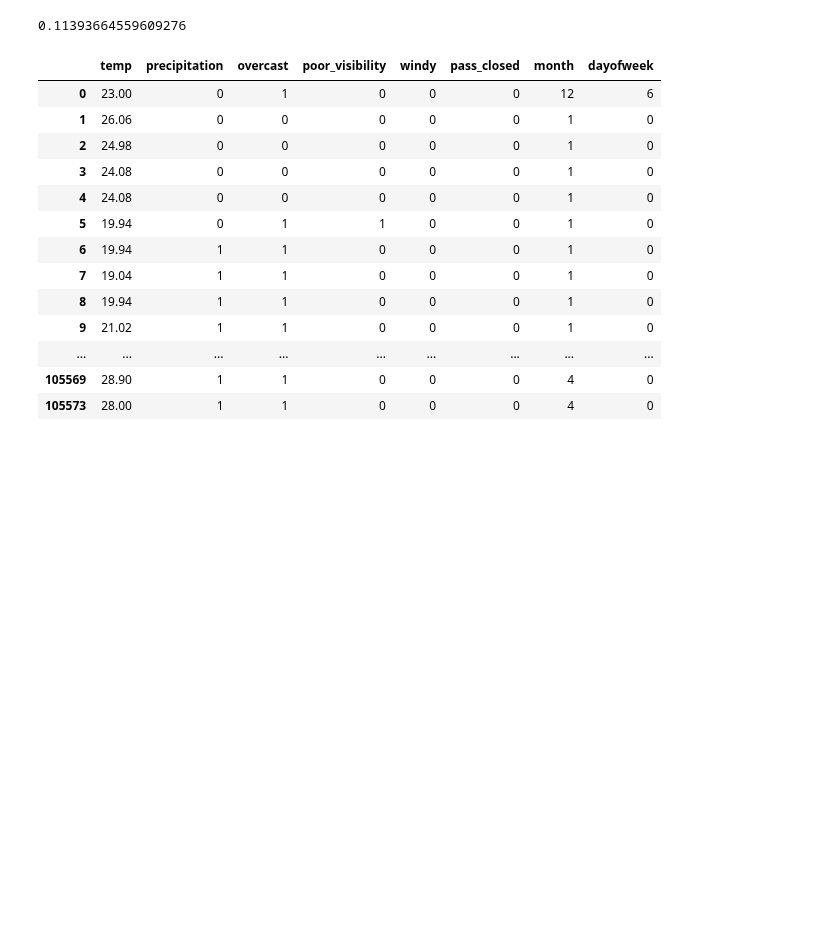
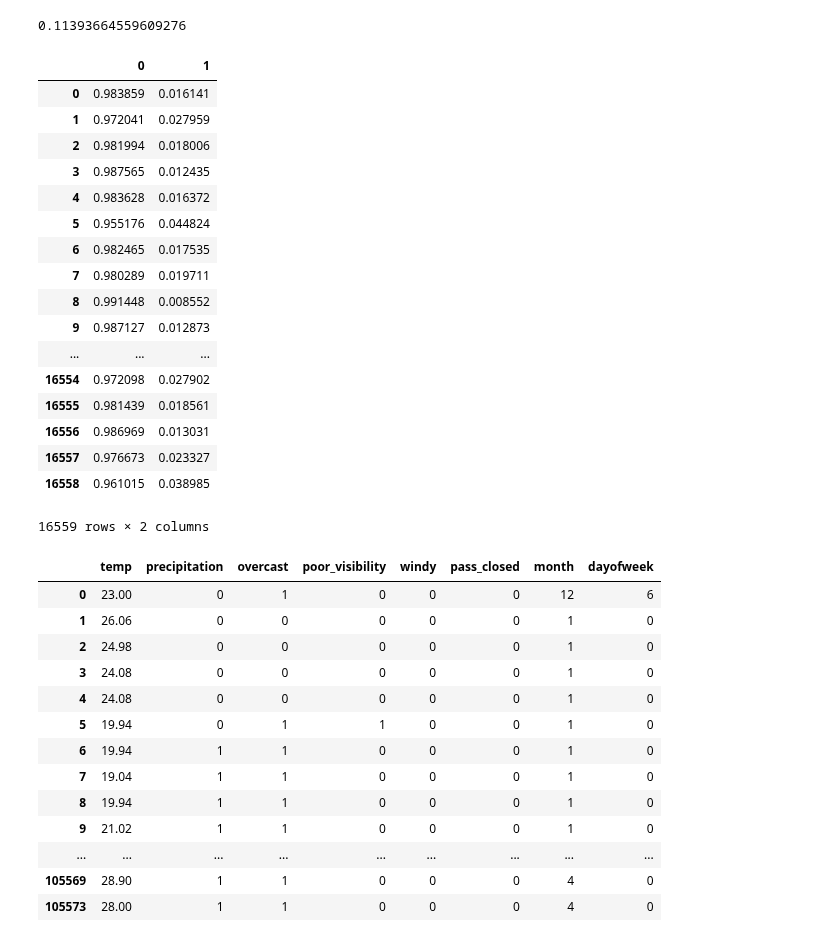
Before and after one commit to leannebaldwin/Pass_Closure, a Jupyter notebook: data_exploration/model_exploration.ipynb, the cells around one changed output. Cells and saved outputs as stored; diff of their text form; code cells hidden in the pictures; blank space fills up the shorter version.

Commit message:
Add probs conversion to dataframe and some anaylsis of predictions

```diff
--- a/data_exploration/model_exploration.ipynb
+++ b/data_exploration/model_exploration.ipynb
@@ -570,6 +570,27 @@ log_loss2
 0.11393664559609276
 # %%
 probs2_df = pd.DataFrame(probs2)
+# %%
+probs2_df
+# %% [output]
+|  | 0 | 1 |
+| 0 | 0.983859 | 0.016141 |
+| 1 | 0.972041 | 0.027959 |
+| 2 | 0.981994 | 0.018006 |
+| 3 | 0.987565 | 0.012435 |
+| 4 | 0.983628 | 0.016372 |
+| 5 | 0.955176 | 0.044824 |
+| 6 | 0.982465 | 0.017535 |
+| 7 | 0.980289 | 0.019711 |
+| 8 | 0.991448 | 0.008552 |
+| 9 | 0.987127 | 0.012873 |
+| ... | ... | ... |
+| 16554 | 0.972098 | 0.027902 |
+| 16555 | 0.981439 | 0.018561 |
+| 16556 | 0.986969 | 0.013031 |
+| 16557 | 0.976673 | 0.023327 |
+| 16558 | 0.961015 | 0.038985 |
+16559 rows × 2 columns
 # %%
 summer_months = [5,6,7,8,9,10]
 model3_df = model2_df[~model2_df.month.isin(summer_months)]
```
Also changed, not shown: parts of 2 cells of this notebook, 1 other file.
